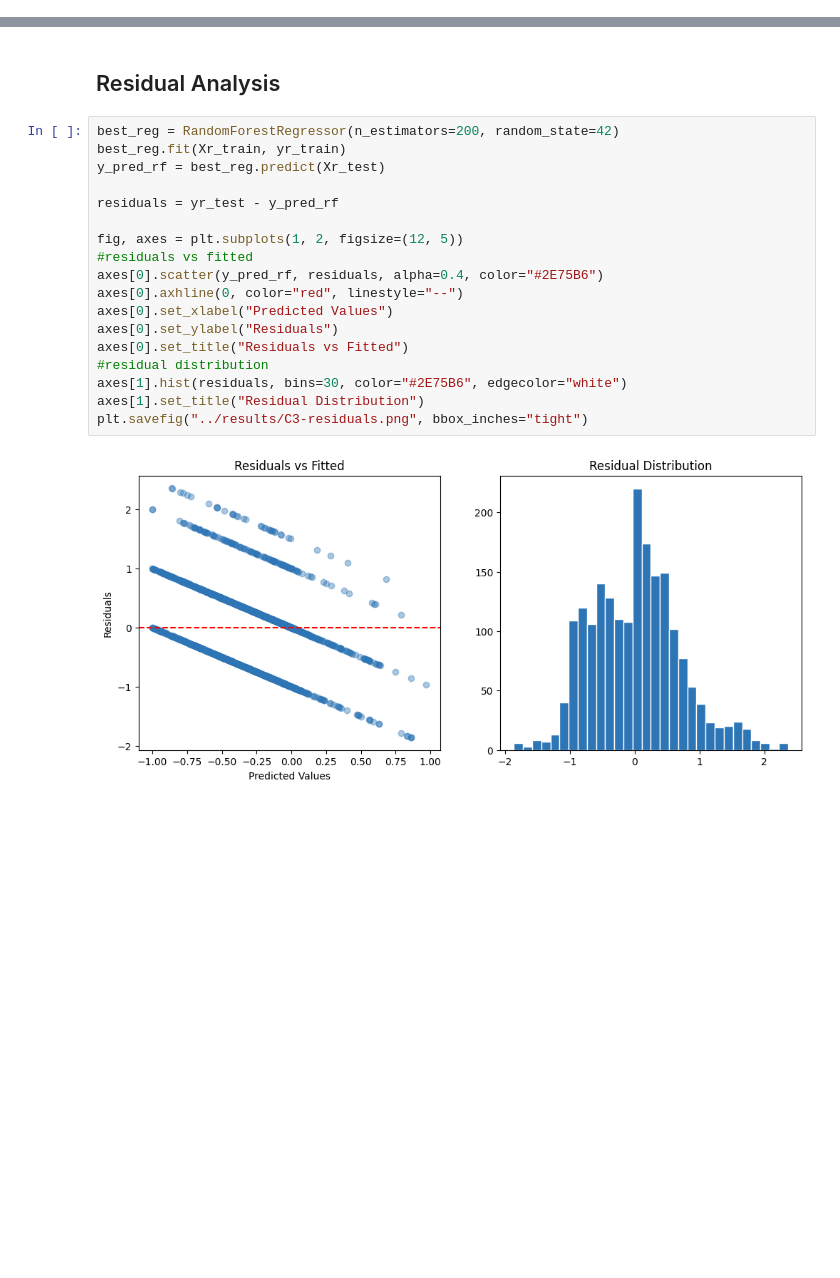
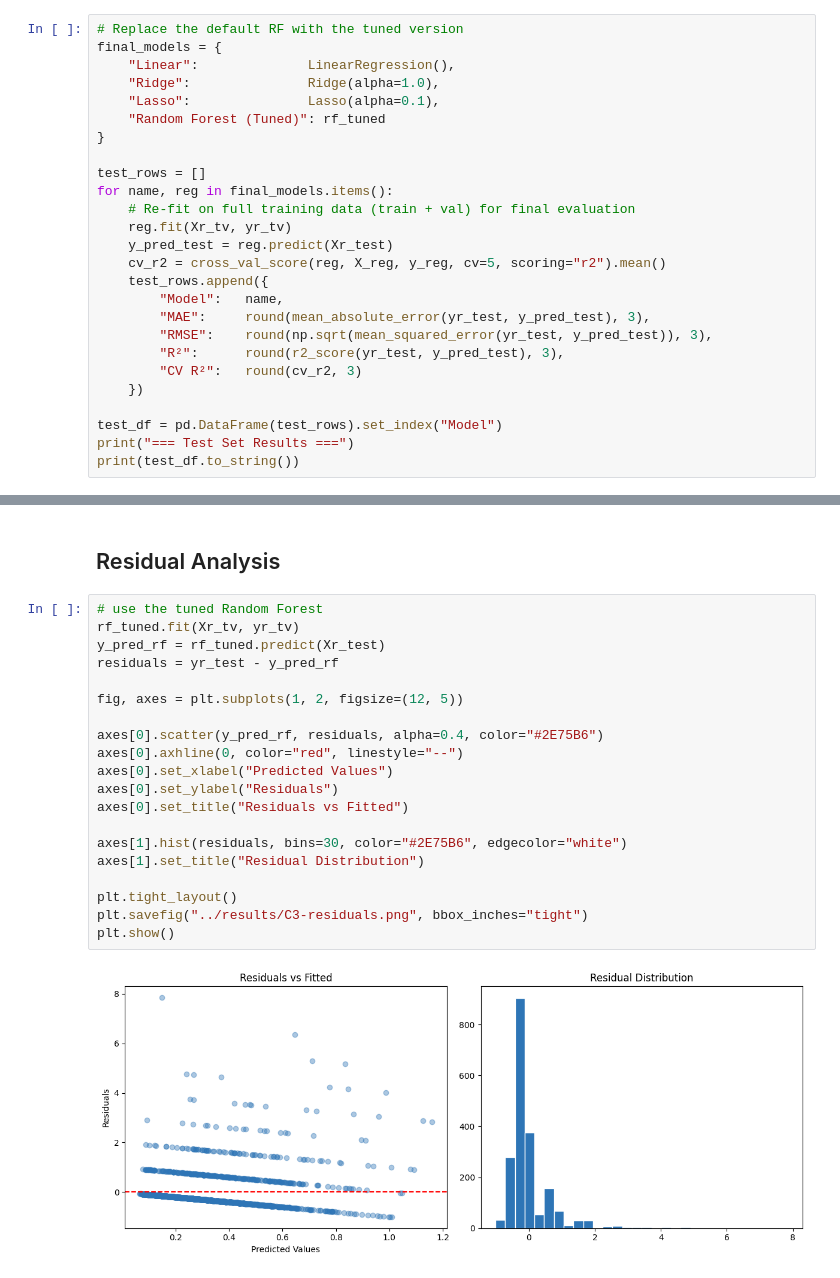
Before and after one commit to NoelKBoyd/AI-ML-Assesment, a Jupyter notebook: notebooks/Criterion-3-Regression-Analysis.ipynb, the cells around one changed output, grey strips where cells are left out. Drawn from its saved outputs; the diff is of its cells as text; blank space fills up the shorter version.

```diff
--- a/notebooks/Criterion-3-Regression-Analysis.ipynb
+++ b/notebooks/Criterion-3-Regression-Analysis.ipynb
@@ -48,0 +107,26 @@ Random Forest: MAE=0.545, RMSE=0.687, R²=-0.141, CV-R²=-0.143
+# %%
+# Replace the default RF with the tuned version
+final_models = {
+    "Linear":              LinearRegression(),
+    "Ridge":               Ridge(alpha=1.0),
+    "Lasso":               Lasso(alpha=0.1),
+    "Random Forest (Tuned)": rf_tuned
+}
+
+test_rows = []
+for name, reg in final_models.items():
+    # Re-fit on full training data (train + val) for final evaluation
+    reg.fit(Xr_tv, yr_tv)
+    y_pred_test = reg.predict(Xr_test)
+    cv_r2 = cross_val_score(reg, X_reg, y_reg, cv=5, scoring="r2").mean()
+    test_rows.append({
+        "Model":   name,
+        "MAE":     round(mean_absolute_error(yr_test, y_pred_test), 3),
+        "RMSE":    round(np.sqrt(mean_squared_error(yr_test, y_pred_test)), 3),
+        "R²":      round(r2_score(yr_test, y_pred_test), 3),
+        "CV R²":   round(cv_r2, 3)
+    })
+
+test_df = pd.DataFrame(test_rows).set_index("Model")
+print("=== Test Set Results ===")
+print(test_df.to_string())
@@ -94,22 +186,24 @@ The forecast aggresively predicts from the downward curve that collisions wll dr
 # %% [markdown]
 ## Residual Analysis
 # %%
-best_reg = RandomForestRegressor(n_estimators=200, random_state=42)
-best_reg.fit(Xr_train, yr_train)
-y_pred_rf = best_reg.predict(Xr_test)
-
+# use the tuned Random Forest
+rf_tuned.fit(Xr_tv, yr_tv)
+y_pred_rf = rf_tuned.predict(Xr_test)
 residuals = yr_test - y_pred_rf
 
 fig, axes = plt.subplots(1, 2, figsize=(12, 5))
-#residuals vs fitted
+
 axes[0].scatter(y_pred_rf, residuals, alpha=0.4, color="#2E75B6")
 axes[0].axhline(0, color="red", linestyle="--")
 axes[0].set_xlabel("Predicted Values")
 axes[0].set_ylabel("Residuals")
 axes[0].set_title("Residuals vs Fitted")
-#residual distribution
+
 axes[1].hist(residuals, bins=30, color="#2E75B6", edgecolor="white")
 axes[1].set_title("Residual Distribution")
+
+plt.tight_layout()
 plt.savefig("../results/C3-residuals.png", bbox_inches="tight")
+plt.show()
 # %% [output]
-[figure, old version]
+[figure, new version]
```
Also changed, not shown: parts of 16 cells of this notebook, 11 other files.
